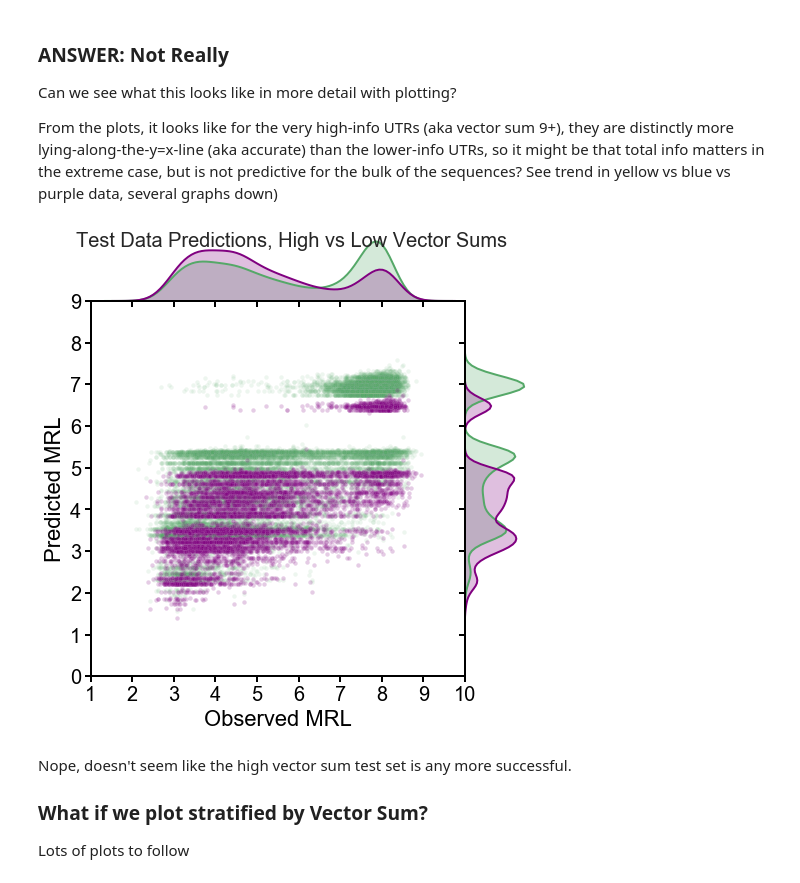
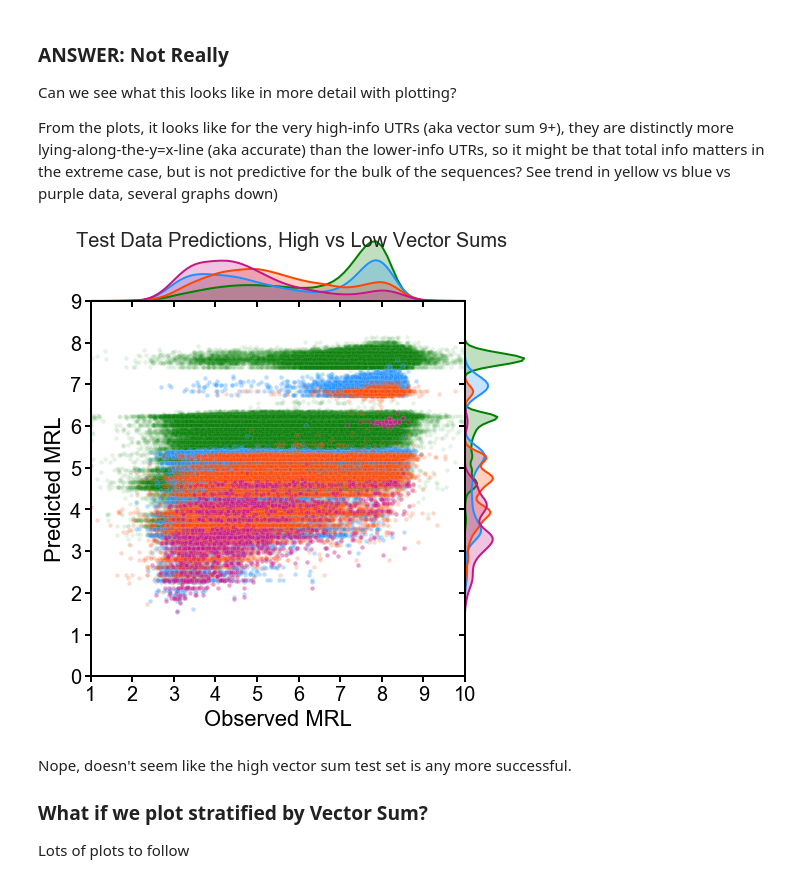
Before and after one commit to laueste/human_5utr_modeling, a Jupyter notebook: modeling/7_training_MRL_RandomForest.ipynb, the cells around one changed output. Saved outputs shown, nothing was run; the diff lists cells and outputs as text; code cells hidden in the pictures.

```diff
--- a/modeling/7_training_MRL_RandomForest.ipynb
+++ b/modeling/7_training_MRL_RandomForest.ipynb
@@ -72,6 +72,4 @@ e_train = df.iloc[20000:]
 # Scale the training mean ribosome load values
 # LAE: added .values before reshape due to pandas naming deprecation
 e_train.loc[:,'scaled_rl'] = preprocessing.StandardScaler().fit_transform(e_train.loc[:,'rl'].values.reshape(-1,1))
-
-label_e_train = e_train['scaled_rl']
-label_e_test = e_test['rl']
+e_test.loc[:,'scaled_rl'] = preprocessing.StandardScaler().fit_transform(e_test.loc[:,'rl'].values.reshape(-1,1))
@@ -284,19 +271,21 @@ train_test_plot = jointgrid_plot([e_train,e_test],
 As per conversation with Stephen and Mike on 9.10, see if the random forest works better on the sequences that have more information, which would suggest that the encoding is the limiting factor, not the random forest's imputation ability
 # %%
 #these are the seqs that have total data more than 3
-hi_train_utrs = [ s for e,s in zip(seq_e_train,e_train['utr'].values) if sum(e) > 3 ]
-hi_test_utrs = [ s for e,s in zip(seq_e_test,e_test['utr'].values) if sum(e) > 3 ]
+hi_train_utrs = [ s for e,s in zip(seq_e_train,e_train['utr'].values) if sum(e) > 5 ]
+hi_test_utrs = [ s for e,s in zip(seq_e_test,e_test['utr'].values) if sum(e) > 5 ]
 
 train_hi = e_train[ e_train['utr'].isin(hi_train_utrs) ]
 test_hi = e_test[ e_test['utr'].isin(hi_test_utrs) ]
 # %%
-seq_test_hi = encode_counts(test_hi)
-seq_train_hi = encode_counts(train_hi)
+#seq_test_hi = encode_counts(test_hi)
+#seq_train_hi = encode_counts(train_hi)
 
-test_hi = test_data(test_hi,rfr3,seq_test_hi,'rl',output_col="2000u_pred")
-r = r2(test_hi['rl'],test_hi['2000u_pred'])
-train_hi = test_data(train_hi,rfr3,seq_train_hi,'rl',output_col="2000u_pred")
-r = r2(train_hi['rl'],train_hi['2000u_pred'])
+#test_hi = test_data(test_hi,rfr3,seq_test_hi,'rl',output_col="2000u_pred")  #these are already computed!
+r = r2(test_hi['rl'],test_hi['20u_pred'])
+print r
+#train_hi = test_data(train_hi,rfr3,seq_train_hi,'rl',output_col="2000u_pred") #these are already computed!
+r = r2(train_hi['rl'],train_hi['20u_pred'])
+print r
 
 # test_hi = test_data(test_hi,rfr5,seq_test_hi,'rl',output_col="10ku_split_pred")
 # r = r2(test_hi['rl'],test_hi['10ku_split_pred'])
@@ -362,13 +384,13 @@ Can we see what this looks like in more detail with plotting?
 
 From the plots, it looks like for the very high-info UTRs (aka vector sum 9+), they are distinctly more lying-along-the-y=x-line (aka accurate) than the lower-info UTRs, so it might be that total info matters in the extreme case, but is not predictive for the bulk of the sequences? See trend in yellow vs blue vs purple data, several graphs down)
 # %%
-p = jointgrid_plot([e_test,test_hi],
+p = jointgrid_plot([e_train,e_test,train_hi,test_hi],
                                   title='Test Data Predictions, High vs Low Vector Sums',
-                                  colors=['g','purple'],
-                                  alphas=[0.1,0.2],
+                                  colors=['green','dodgerblue','orangered','mediumvioletred'],
+                                  alphas=[0.1,0.3,0.2,0.4],
                                   yheader='2000u_pred')
 # %% [output]
-[figure, old version]
+[figure, new version]
 # %% [markdown]
 Nope, doesn't seem like the high vector sum test set is any more successful.
 
```
Also changed, not shown: parts of 38 cells of this notebook, 2 other files.
